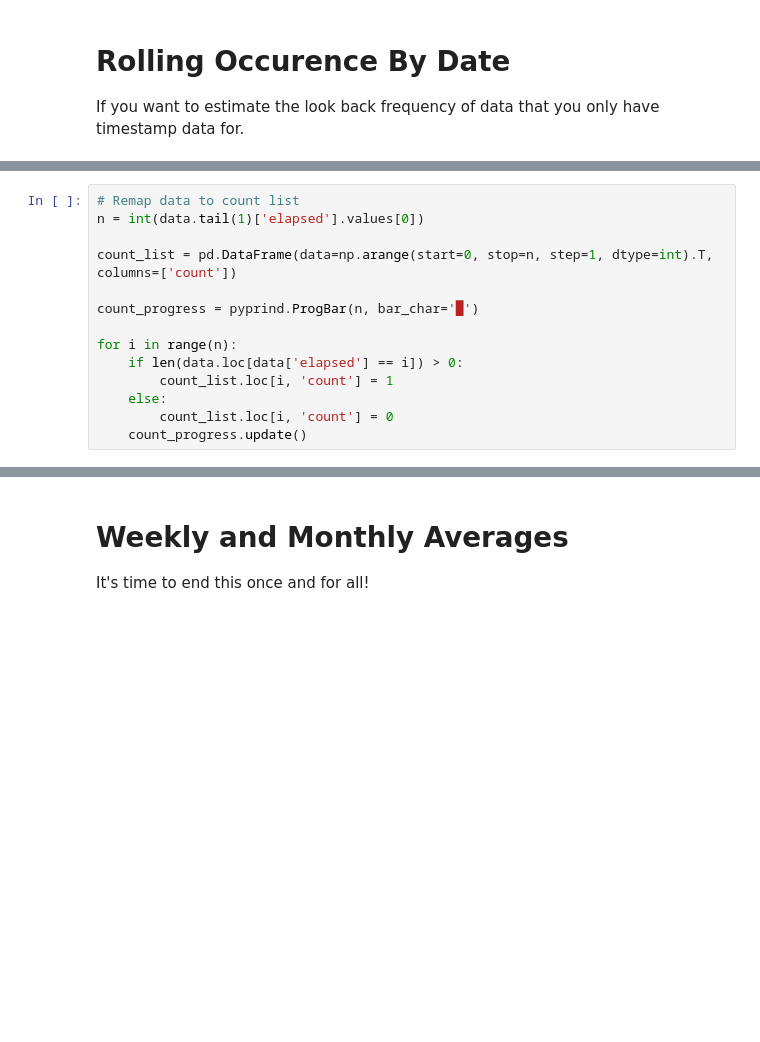
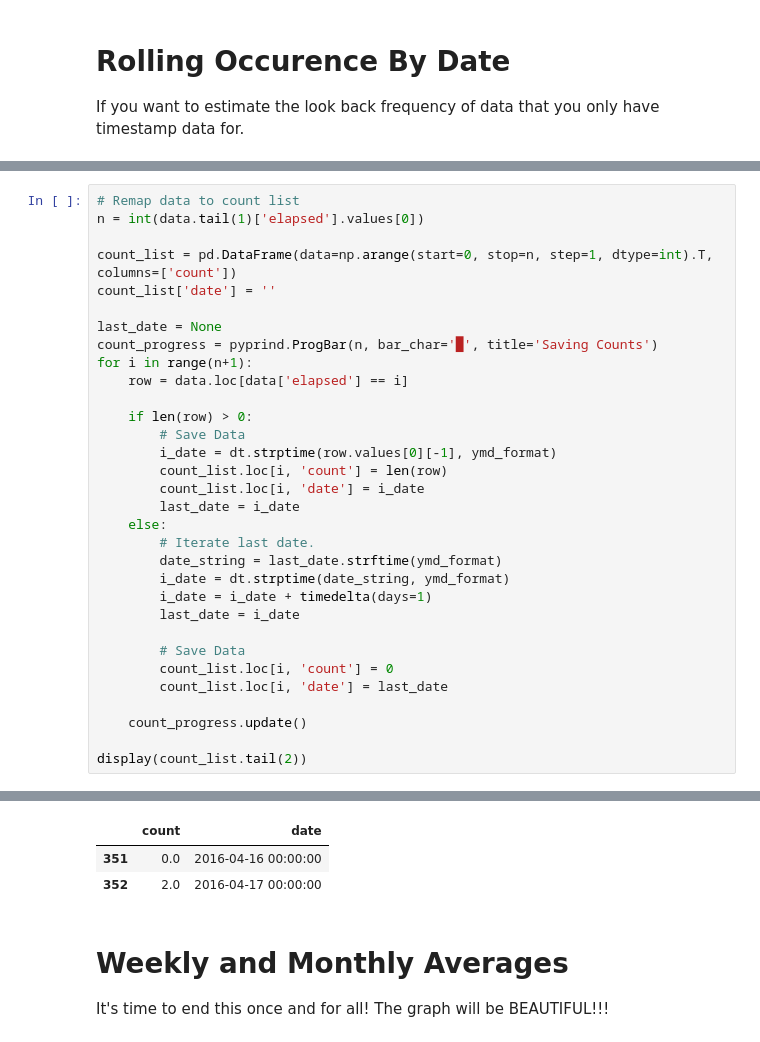
Before and after one commit to arose13/RandomPython, a Jupyter notebook: Rolling Occurrence By Date.ipynb, the cells around one changed output, grey strips where cells are left out. Saved outputs shown, nothing was run; the diff lists cells and outputs as text; blank space fills up the shorter version.

```diff
--- a/Rolling Occurrence By Date.ipynb
+++ b/Rolling Occurrence By Date.ipynb
@@ -41,13 +51,31 @@ Total time elapsed: 00:00:00
 n = int(data.tail(1)['elapsed'].values[0])
 
 count_list = pd.DataFrame(data=np.arange(start=0, stop=n, step=1, dtype=int).T, columns=['count'])
+count_list['date'] = ''
 
-count_progress = pyprind.ProgBar(n, bar_char='█')
+last_date = None
+count_progress = pyprind.ProgBar(n, bar_char='█', title='Saving Counts')
+for i in range(n+1):
+    row = data.loc[data['elapsed'] == i]
 
-for i in range(n):
-    if len(data.loc[data['elapsed'] == i]) > 0:
-        count_list.loc[i, 'count'] = 1
+    if len(row) > 0:
+        # Save Data
+        i_date = dt.strptime(row.values[0][-1], ymd_format)
+        count_list.loc[i, 'count'] = len(row)
+        count_list.loc[i, 'date'] = i_date
+        last_date = i_date
     else:
+        # Iterate last date.
+        date_string = last_date.strftime(ymd_format)
+        i_date = dt.strptime(date_string, ymd_format)
+        i_date = i_date + timedelta(days=1)
+        last_date = i_date
+
+        # Save Data
         count_list.loc[i, 'count'] = 0
+        count_list.loc[i, 'date'] = last_date
+
     count_progress.update()
+
+display(count_list.tail(2))
 # %% [output]
@@ -57,7 +86,10 @@ Total time elapsed: 00:00:00
+|  | count | date |
+| 351 | 0.0 | 2016-04-16 00:00:00 |
+| 352 | 2.0 | 2016-04-17 00:00:00 |
 # %% [markdown]
 # Weekly and Monthly Averages
 
-It's time to end this once and for all!
+It's time to end this once and for all! The graph will be BEAUTIFUL!!!
 # %%
 count_list['weekly'] = count_list['count'].rolling(window=7, min_periods=0).sum()
 count_list['weekly mean'] = count_list['weekly'].mean()
```
Also changed, not shown: parts of 5 cells of this notebook, 1 other file.
